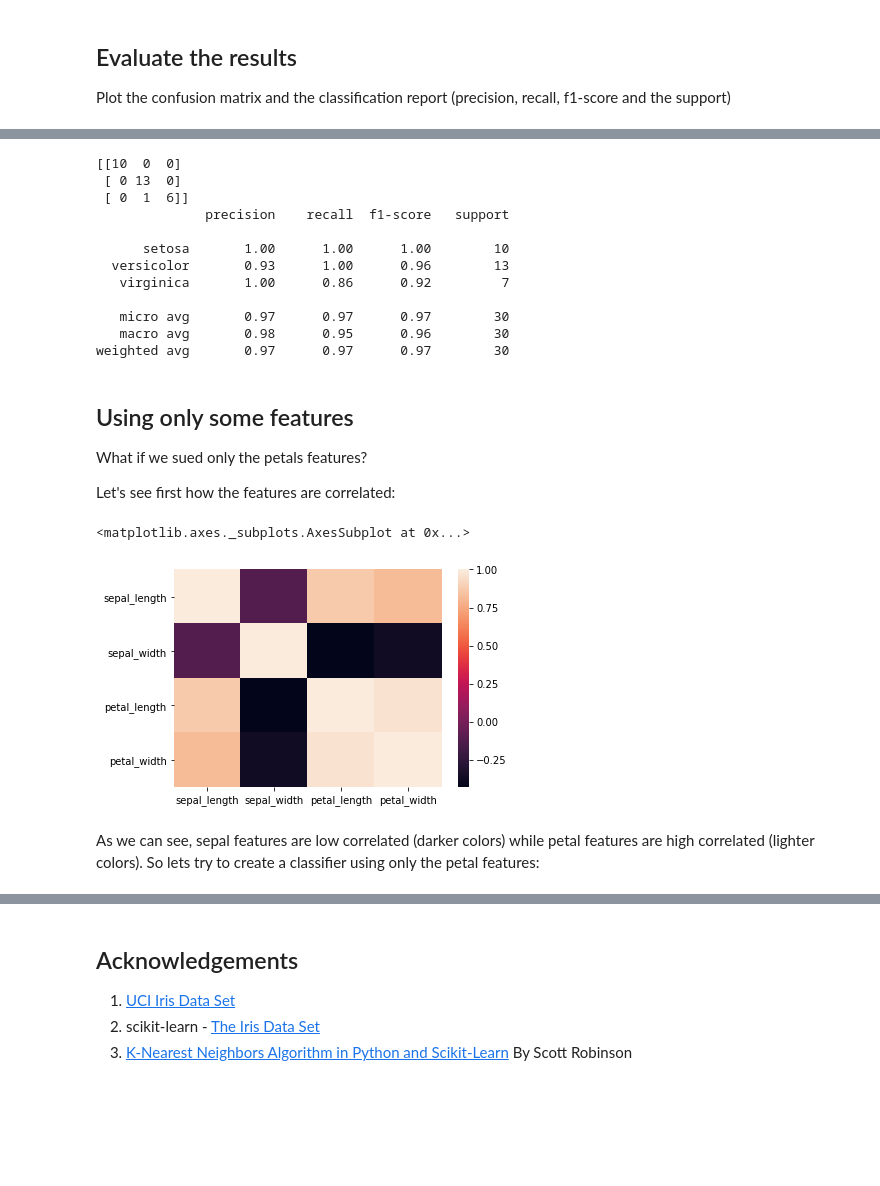
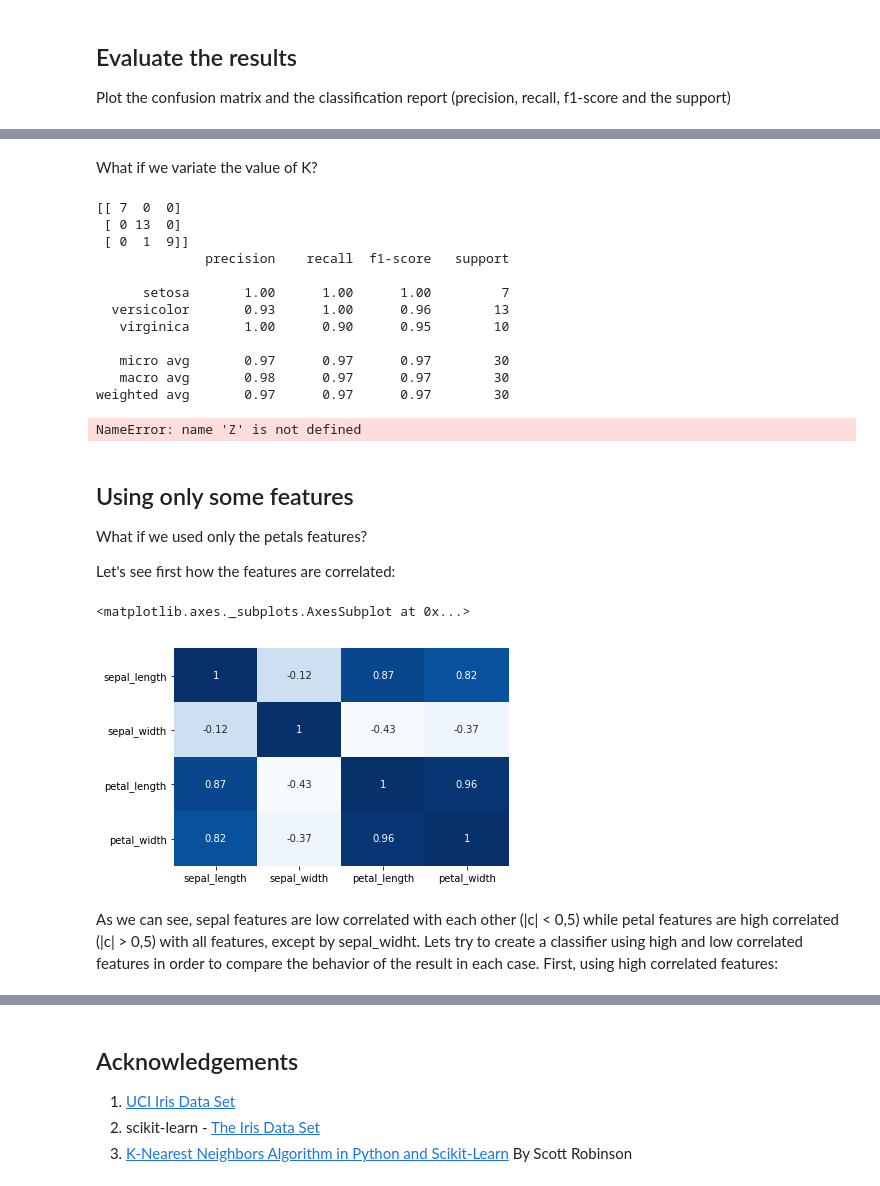
Before and after one commit to JPMagalhaesCESAR/MLIntro, a Jupyter notebook: notebooks/KNN/Iris-KNN.ipynb, the cells around one changed output, grey strips where cells are left out. Saved outputs shown, nothing was run; the diff lists cells and outputs as text; code cells hidden in the pictures; blank space fills up the shorter version.

```diff
--- a/notebooks/KNN/Iris-KNN.ipynb
+++ b/notebooks/KNN/Iris-KNN.ipynb
@@ -152,21 +125,23 @@ So lets recreate the classifier using the K we calculate as OK.
+# %% [markdown]
+What if we variate the value of K?
 # %%
 from sklearn.neighbors import KNeighborsClassifier
 
-classifier = KNeighborsClassifier(n_neighbors=17)
-classifier.fit(X_train, y_train)
-y_pred = classifier.predict(X_test)
+clf = KNeighborsClassifier(n_neighbors=10)
+clf.fit(X_train, y_train)
+y_pred = clf.predict(X_test)
 print(confusion_matrix(y_test, y_pred))
 print(classification_report(y_test, y_pred))
 # %% [output]
-[[10  0  0]
+[[ 7  0  0]
  [ 0 13  0]
- [ 0  1  6]]
+ [ 0  1  9]]
               precision    recall  f1-score   support
 
-      setosa       1.00      1.00      1.00        10
+      setosa       1.00      1.00      1.00         7
   versicolor       0.93      1.00      0.96        13
-   virginica       1.00      0.86      0.92         7
+   virginica       1.00      0.90      0.95        10
 
    micro avg       0.97      0.97      0.97        30
-   macro avg       0.98      0.95      0.96        30
+   macro avg       0.98      0.97      0.97        30
 weighted avg       0.97      0.97      0.97        30
@@ -173,15 +174,36 @@ weighted avg       0.97      0.97      0.97        30
+# %%
+# Put the result into a color plot
+Z = Z.reshape(x0.shape)
+ax.contourf(x0, x1, Z, cmap=cm, alpha=.8)
+# ax.contourf(x2, x3, Z, cmap=cm, alpha=.8)
+
+# Plot the training points
+ax.scatter(X_train[:, 0], X_train[:, 1], c=y_train, cmap=cm_bright, edgecolors='k')
+# Plot the testing points
+ax.scatter(X_test[:, 0], X_test[:, 1], c=y_test, cmap=cm_bright, edgecolors='k', alpha=0.6)
+
+ax.set_xlim(x0.min(), x0.max())
+ax.set_ylim(x1.min(), x1.max())
+ax.set_xticks(())
+ax.set_yticks(())
+if ds_cnt == 0:
+    ax.set_title(name)
+    ax.text(x0.max() - .3, x1.min() + .3, ('%.2f' % score).lstrip('0'), size=15, horizontalalignment='right')
+# %% [output]
+NameError: name 'Z' is not defined
 # %% [markdown]
 ## Using only some features
-What if we sued only the petals features?
+What if we used only the petals features?
 
 Let's see first how the features are correlated:
 # %%
-sns.heatmap(iris.corr())
+sns.heatmap(iris.corr(), cbar=False, annot=True, cmap="Blues")
 # %% [output]
 <matplotlib.axes._subplots.AxesSubplot at 0x...>
-[figure, old version]
+[figure, new version]
 # %% [markdown]
-As we can see, sepal features are low correlated (darker colors) while petal features are high correlated (lighter colors). So lets try to create a classifier using only the petal features:
+As we can see, sepal features are low correlated with each other (|c| < 0,5) while petal features are high correlated (|c| > 0,5) with all features, except by sepal_widht.
+Lets try to create a classifier using high and low correlated features in order to compare the behavior of the result in each case. First, using high correlated features:
 # %%
 from sklearn.neighbors import KNeighborsClassifier
 
```
Also changed, not shown: parts of 9 cells of this notebook, 7 other files.
